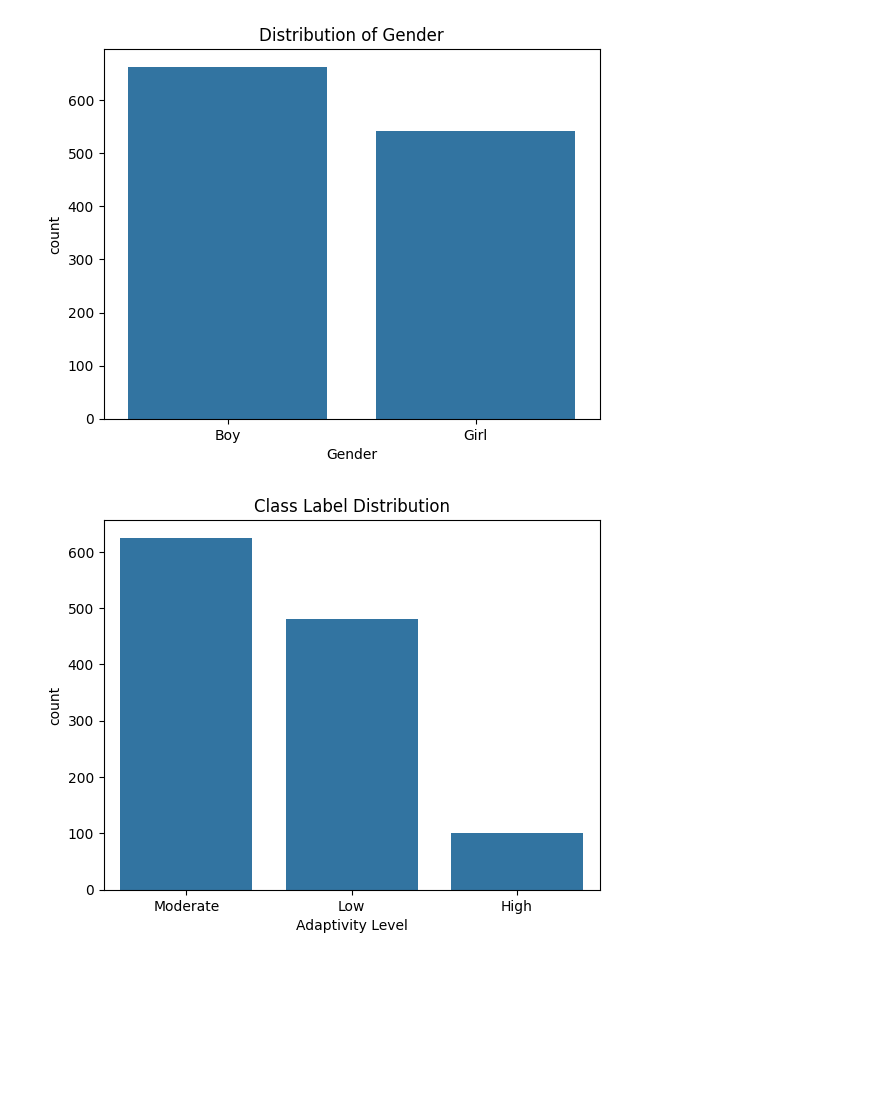
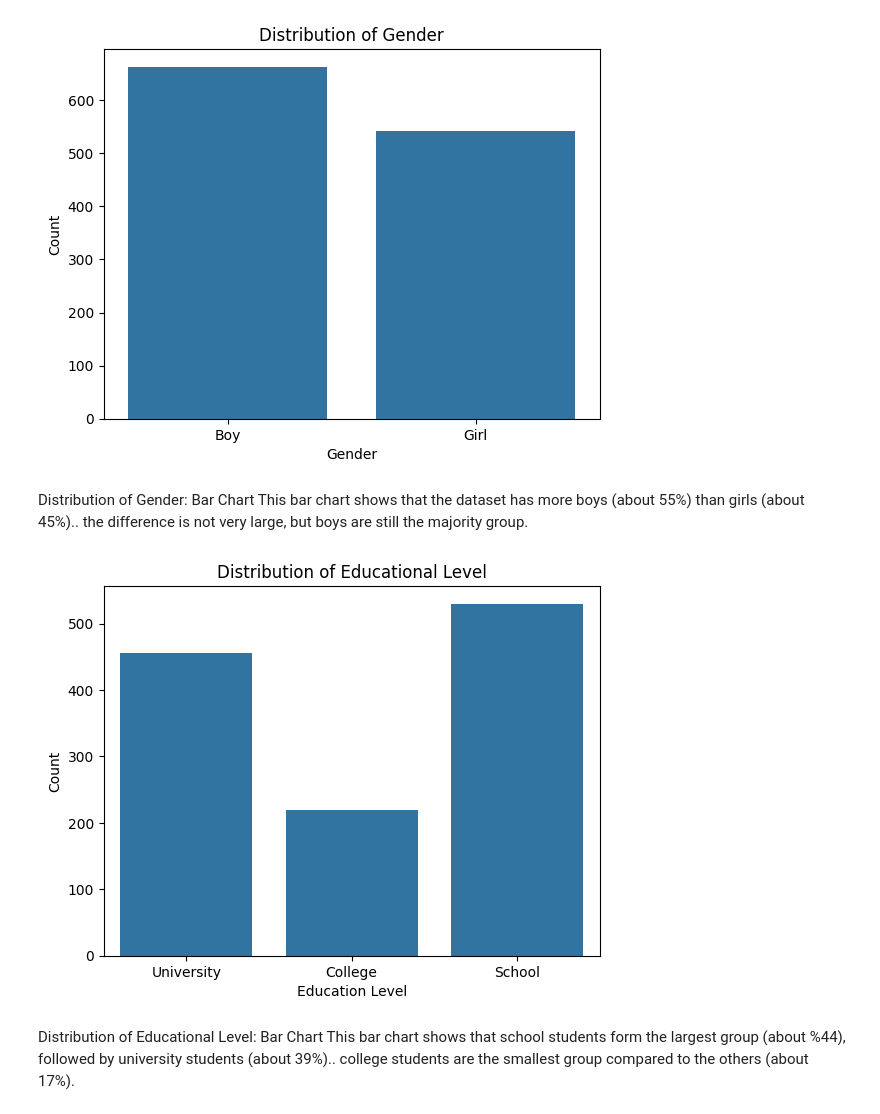
Before and after one commit to dmsze/Mining-project, a Jupyter notebook: Phase2.ipynb, the cells around one changed output. Cells and saved outputs as stored; diff of their text form; code cells hidden in the pictures; blank space fills up the shorter version.

```diff
--- a/Phase2.ipynb
+++ b/Phase2.ipynb
@@ -3,8 +3,9 @@
 # %%
-import pandas as pd
 import pandas as pd
 import seaborn as sns
 import matplotlib.pyplot as plt
 
-data=pd.read_csv('Raw_dataset.csv')
+data=pd.read_csv('students_adaptability_level_online_education.csv')
 df=pd.DataFrame(data)
+df_copy=df.copy()
+df.head()
@@ -62,13 +57,20 @@ plt.title("Distribution of Gender")
 plt.show()
 # %% [output]
 [figure]
+# %% [markdown]
+Distribution of Gender: Bar Chart
+This bar chart shows that the dataset has more boys (about 55%) than girls (about 45%).. the difference is not very large, but boys are still the majority group.
 # %%
-#class lable distribution
-sns.countplot(x="Adaptivity Level", data=df)
-plt.title("Class Label Distribution")
+##Bar-plot for  Education Level attribute
+sns.countplot(x='Education Level', data=df)
+plt.title("Distribution of Educational Level")
+plt.ylabel("Count")
 plt.show()
 # %% [output]
-[figure, old version]
+[figure, new version]
+# %% [markdown]
+Distribution of Educational Level: Bar Chart
+This bar chart shows that school students form the largest group (about %44), followed by university students (about 39%).. college students are the smallest group compared to the others (about 17%).
 # %%
 # Count values for IT Student
 counts = df["IT Student"].value_counts()
```
Also changed, not shown: parts of 25 cells of this notebook.
